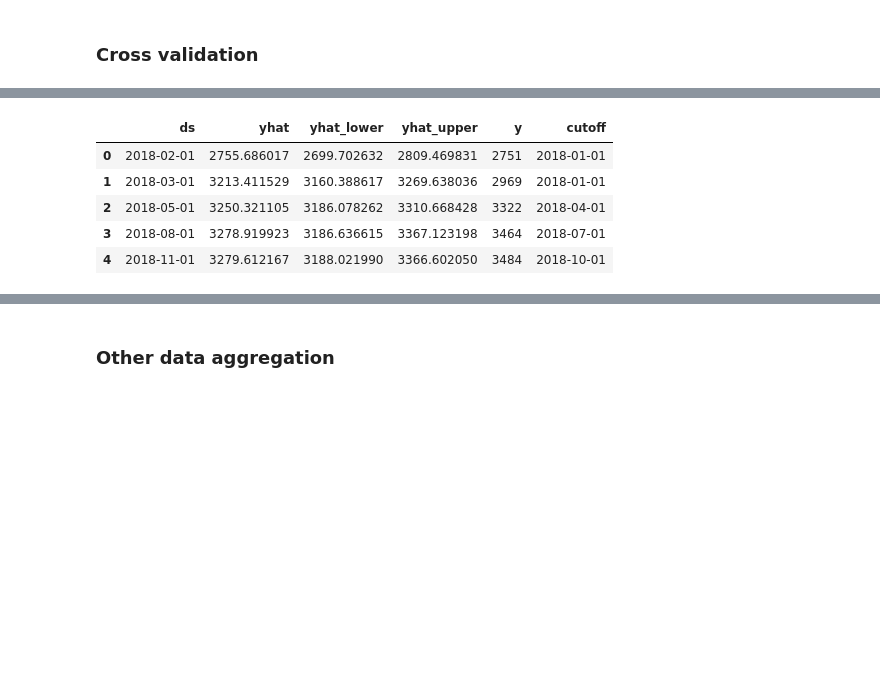
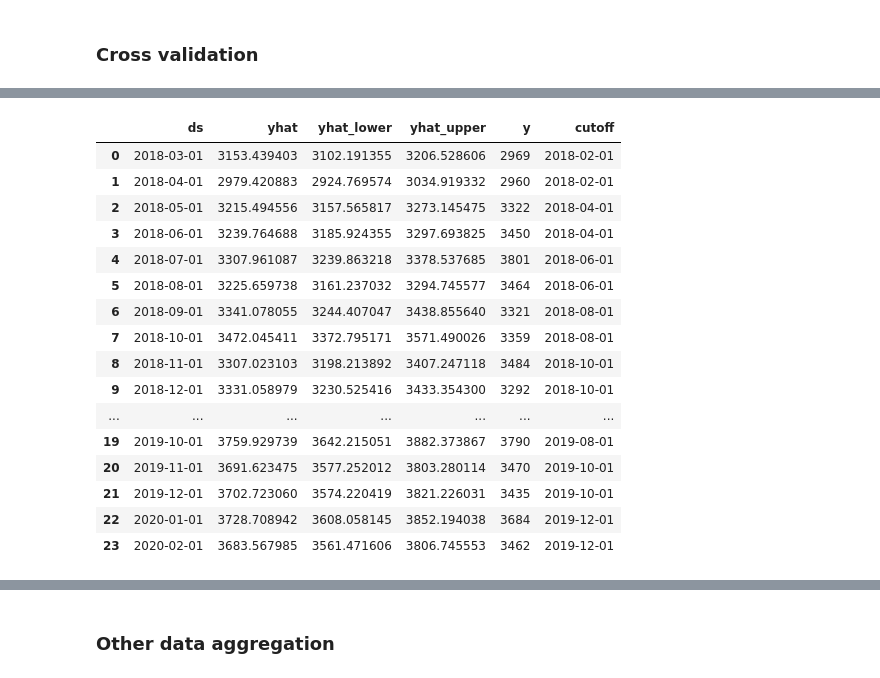
Before and after one commit to Dazai1623818/Datachallenge-2, a Jupyter notebook: Prophet.ipynb, the cells around one changed output, grey strips where cells are left out. Cells and saved outputs as stored; diff of their text form; code cells hidden in the pictures; blank space fills up the shorter version.

```diff
--- a/Prophet.ipynb
+++ b/Prophet.ipynb
@@ -17,7 +17,7 @@ files.sort()
 print(files)
 print(path + files[0])
 test_data_street = files[-1]
-files = files[:-1]
+files = files[:-2]
 print(files)
 print(test_data_street)
 # %% [output]
@@ -188,7 +188,7 @@ forecast[['ds', 'yhat', 'yhat_lower', 'yhat_upper']].tail()
 # %% [markdown]
 ### Cross validation
 # %%
-cutoffs = pd.date_range(start='2018-01-01', end='2020-01-01', freq='3MS')
+cutoffs = pd.date_range(start='2018-02-01', end='2020-01-01', freq='2MS')
 print(cutoffs)
-df_cv = cross_validation(model=m, horizon='186 days', cutoffs=cutoffs)
+df_cv = cross_validation(model=m, initial=1095, horizon='62 days', cutoffs=cutoffs)
 # %% [output]
@@ -199,13 +199,24 @@ DatetimeIndex(['2018-01-01', '2018-04-01', '2018-07-01', '2018-10-01',
 [interactive output not drawn]
 # %%
-df_cv.head()
+df_cv
 # %% [output]
 |  | ds | yhat | yhat_lower | yhat_upper | y | cutoff |
-| 0 | 2018-02-01 | 2755.686017 | 2699.702632 | 2809.469831 | 2751 | 2018-01-01 |
-| 1 | 2018-03-01 | 3213.411529 | 3160.388617 | 3269.638036 | 2969 | 2018-01-01 |
-| 2 | 2018-05-01 | 3250.321105 | 3186.078262 | 3310.668428 | 3322 | 2018-04-01 |
-| 3 | 2018-08-01 | 3278.919923 | 3186.636615 | 3367.123198 | 3464 | 2018-07-01 |
-| 4 | 2018-11-01 | 3279.612167 | 3188.021990 | 3366.602050 | 3484 | 2018-10-01 |
+| 0 | 2018-03-01 | 3153.439403 | 3102.191355 | 3206.528606 | 2969 | 2018-02-01 |
+| 1 | 2018-04-01 | 2979.420883 | 2924.769574 | 3034.919332 | 2960 | 2018-02-01 |
+| 2 | 2018-05-01 | 3215.494556 | 3157.565817 | 3273.145475 | 3322 | 2018-04-01 |
+| 3 | 2018-06-01 | 3239.764688 | 3185.924355 | 3297.693825 | 3450 | 2018-04-01 |
+| 4 | 2018-07-01 | 3307.961087 | 3239.863218 | 3378.537685 | 3801 | 2018-06-01 |
+| 5 | 2018-08-01 | 3225.659738 | 3161.237032 | 3294.745577 | 3464 | 2018-06-01 |
+| 6 | 2018-09-01 | 3341.078055 | 3244.407047 | 3438.855640 | 3321 | 2018-08-01 |
+| 7 | 2018-10-01 | 3472.045411 | 3372.795171 | 3571.490026 | 3359 | 2018-08-01 |
+| 8 | 2018-11-01 | 3307.023103 | 3198.213892 | 3407.247118 | 3484 | 2018-10-01 |
+| 9 | 2018-12-01 | 3331.058979 | 3230.525416 | 3433.354300 | 3292 | 2018-10-01 |
+| ... | ... | ... | ... | ... | ... | ... |
+| 19 | 2019-10-01 | 3759.929739 | 3642.215051 | 3882.373867 | 3790 | 2019-08-01 |
+| 20 | 2019-11-01 | 3691.623475 | 3577.252012 | 3803.280114 | 3470 | 2019-10-01 |
+| 21 | 2019-12-01 | 3702.723060 | 3574.220419 | 3821.226031 | 3435 | 2019-10-01 |
+| 22 | 2020-01-01 | 3728.708942 | 3608.058145 | 3852.194038 | 3684 | 2019-12-01 |
+| 23 | 2020-02-01 | 3683.567985 | 3561.471606 | 3806.745553 | 3462 | 2019-12-01 |
 # %%
 from prophet.diagnostics import performance_metrics
 df_p = performance_metrics(df_cv)
```
Also changed, not shown: parts of 5 cells of this notebook.
